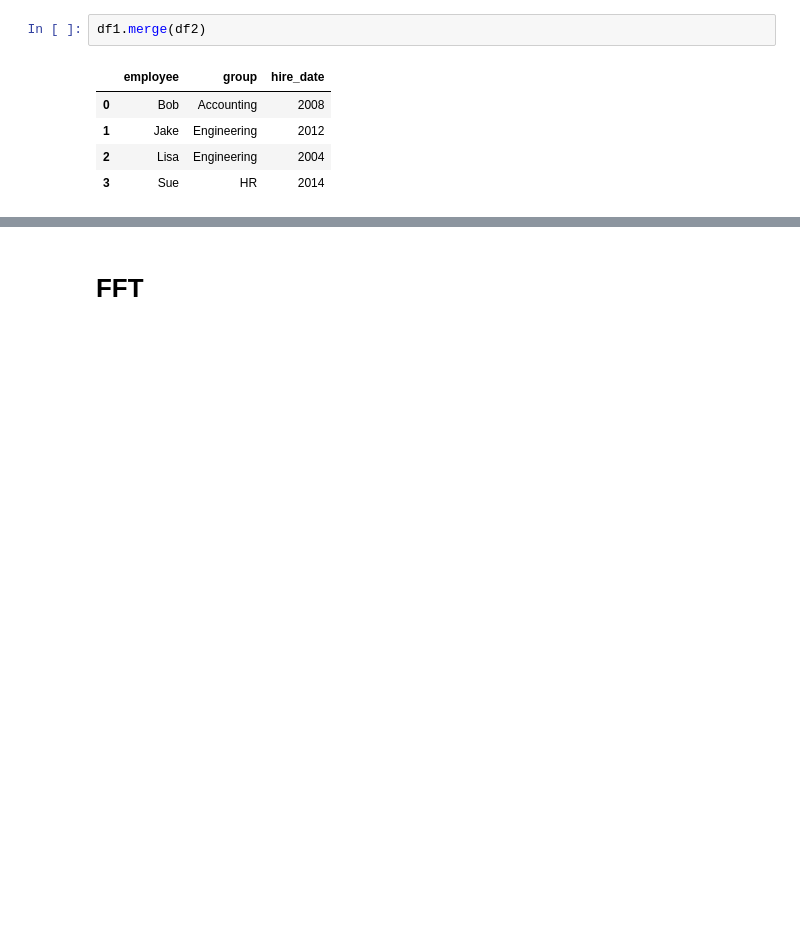
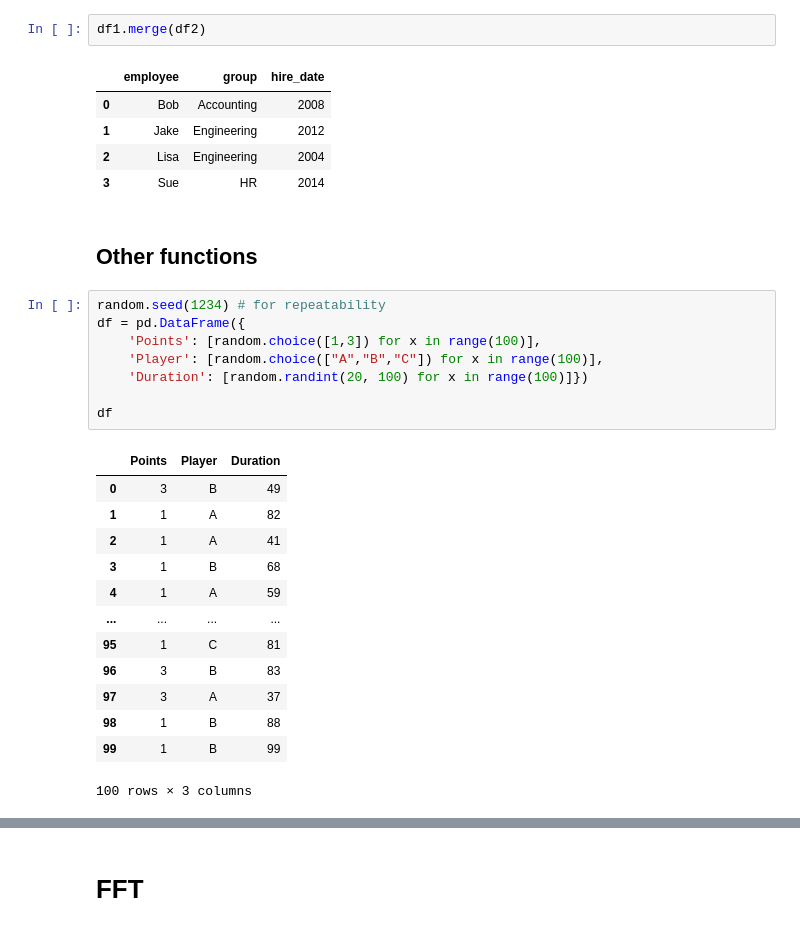
Before and after one commit to mathieugouin/tradesim, a Jupyter notebook: learning_notebook.ipynb, the cells around one changed output, grey strips where cells are left out. Cells and saved outputs as stored; diff of their text form; blank space fills up the shorter version.

```diff
--- a/learning_notebook.ipynb
+++ b/learning_notebook.ipynb
@@ -855,3 +856,27 @@ df1.merge(df2)
 | 1 | Jake | Engineering | 2012 |
 | 2 | Lisa | Engineering | 2004 |
 | 3 | Sue | HR | 2014 |
+# %% [markdown]
+## Other functions
+# %%
+random.seed(1234) # for repeatability
+df = pd.DataFrame({
+    'Points': [random.choice([1,3]) for x in range(100)],
+    'Player': [random.choice(["A","B","C"]) for x in range(100)],
+    'Duration': [random.randint(20, 100) for x in range(100)]})
+
+df
+# %% [output]
+|  | Points | Player | Duration |
+| 0 | 3 | B | 49 |
+| 1 | 1 | A | 82 |
+| 2 | 1 | A | 41 |
+| 3 | 1 | B | 68 |
+| 4 | 1 | A | 59 |
+| ... | ... | ... | ... |
+| 95 | 1 | C | 81 |
+| 96 | 3 | B | 83 |
+| 97 | 3 | A | 37 |
+| 98 | 1 | B | 88 |
+| 99 | 1 | B | 99 |
+100 rows × 3 columns
```
Also changed, not shown: parts of 9 cells of this notebook.
